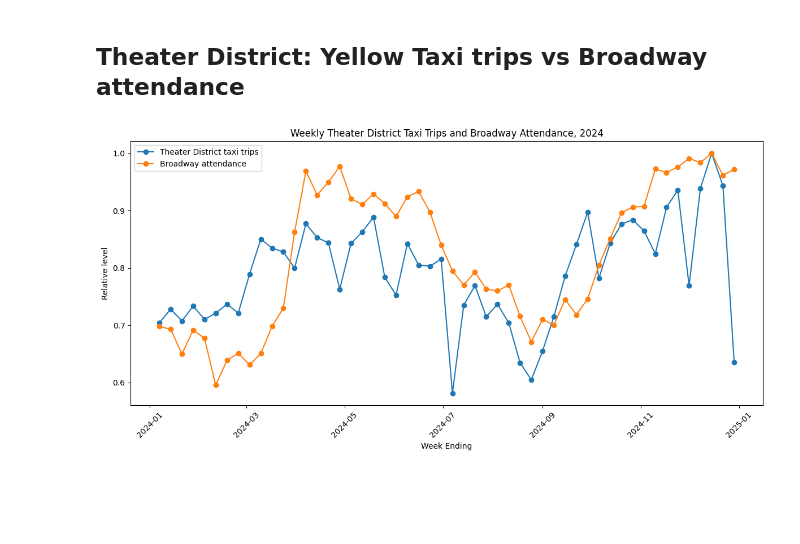
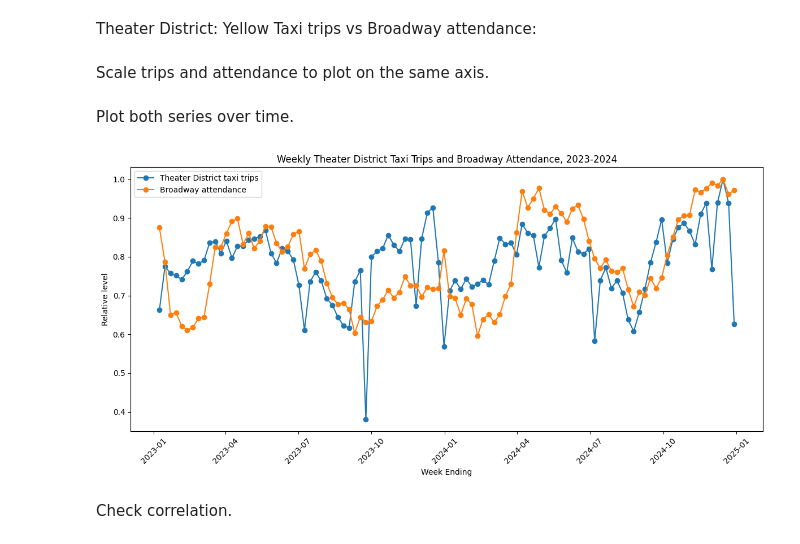
Before and after one commit to RyanChua555/Broadway_Attendance_and_NYC_Taxi_Demand, a Jupyter notebook: code/analysis.ipynb, the cells around one changed output. Saved outputs shown, nothing was run; the diff lists cells and outputs as text; code cells hidden in the pictures; blank space fills up the shorter version.

```diff
--- a/code/analysis.ipynb
+++ b/code/analysis.ipynb
@@ -28,5 +25,7 @@ plot_data.head()
 # %% [markdown]
-## Theater District: Yellow Taxi trips vs Broadway attendance
+Theater District: Yellow Taxi trips vs Broadway attendance:
+# %% [markdown]
+Scale trips and attendance to plot on the same axis.
 # %%
 import matplotlib.pyplot as plt
 
@@ -37,32 +36,36 @@ plot_data["trips_scaled"] = (
 plot_data["attendance_scaled"] = (
     plot_data["attendance"] / plot_data["attendance"].max()
 )
+# %% [markdown]
+Plot both series over time.
 # %%
 plt.figure(figsize=(12, 6))
 
 plt.plot(
     plot_data["week_ending"],
     plot_data["trips_scaled"],
     marker="o",
     label="Theater District taxi trips"
 )
 
 plt.plot(
     plot_data["week_ending"],
     plot_data["attendance_scaled"],
     marker="o",
     label="Broadway attendance"
 )
 
 plt.xlabel("Week Ending")
 plt.ylabel("Relative level")
-plt.title("Weekly Theater District Taxi Trips and Broadway Attendance, 2024")
+plt.title("Weekly Theater District Taxi Trips and Broadway Attendance, 2023-2024")
 plt.xticks(rotation=45)
 plt.legend()
 plt.tight_layout()
 plt.show()
 # %% [output]
-[figure, old version]
+[figure, new version]
+# %% [markdown]
+Check correlation.
 # %%
 plot_data["weekly_trips"].corr(plot_data["attendance"])
 # %% [output]
```
Also changed, not shown: parts of 42 cells of this notebook, 17 other files.
